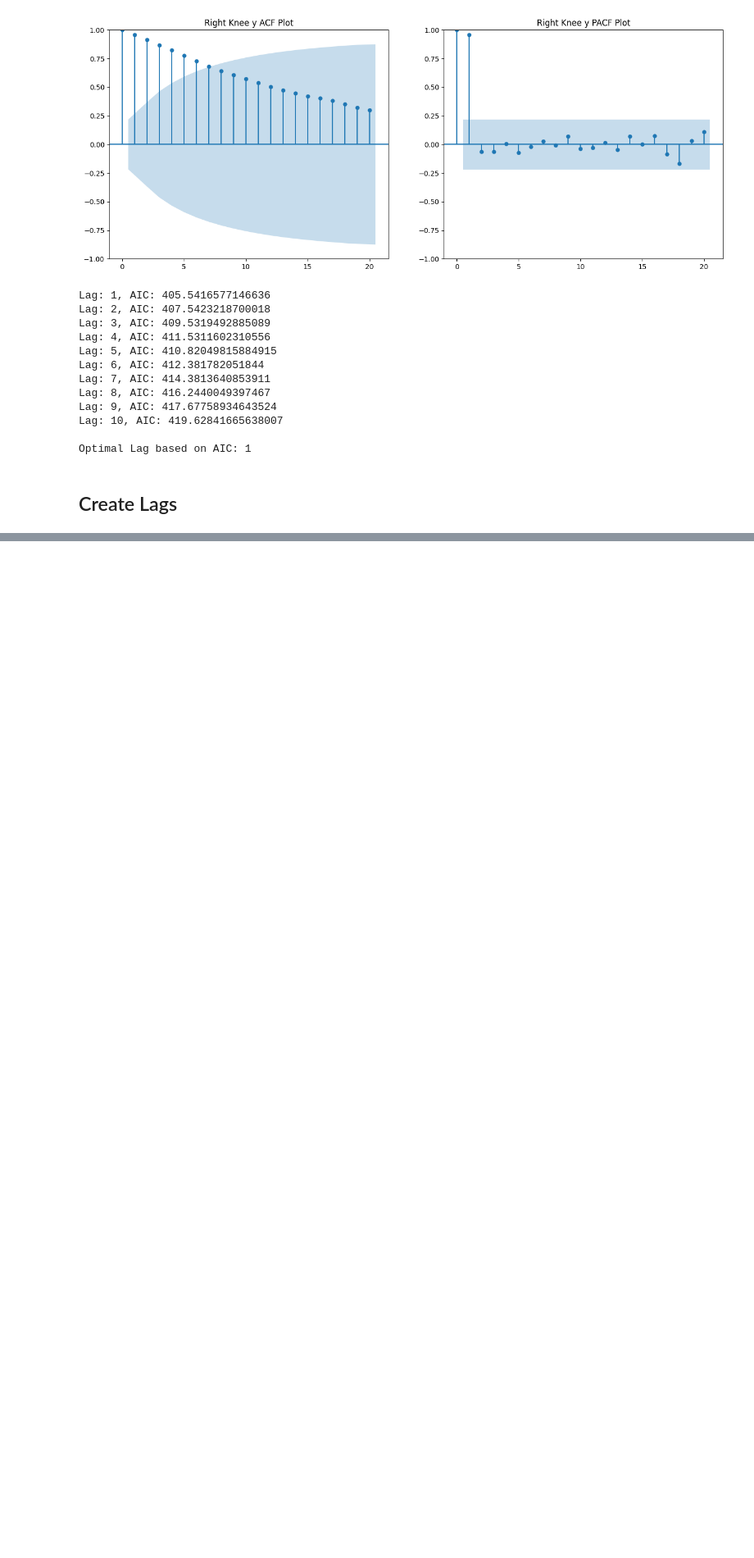
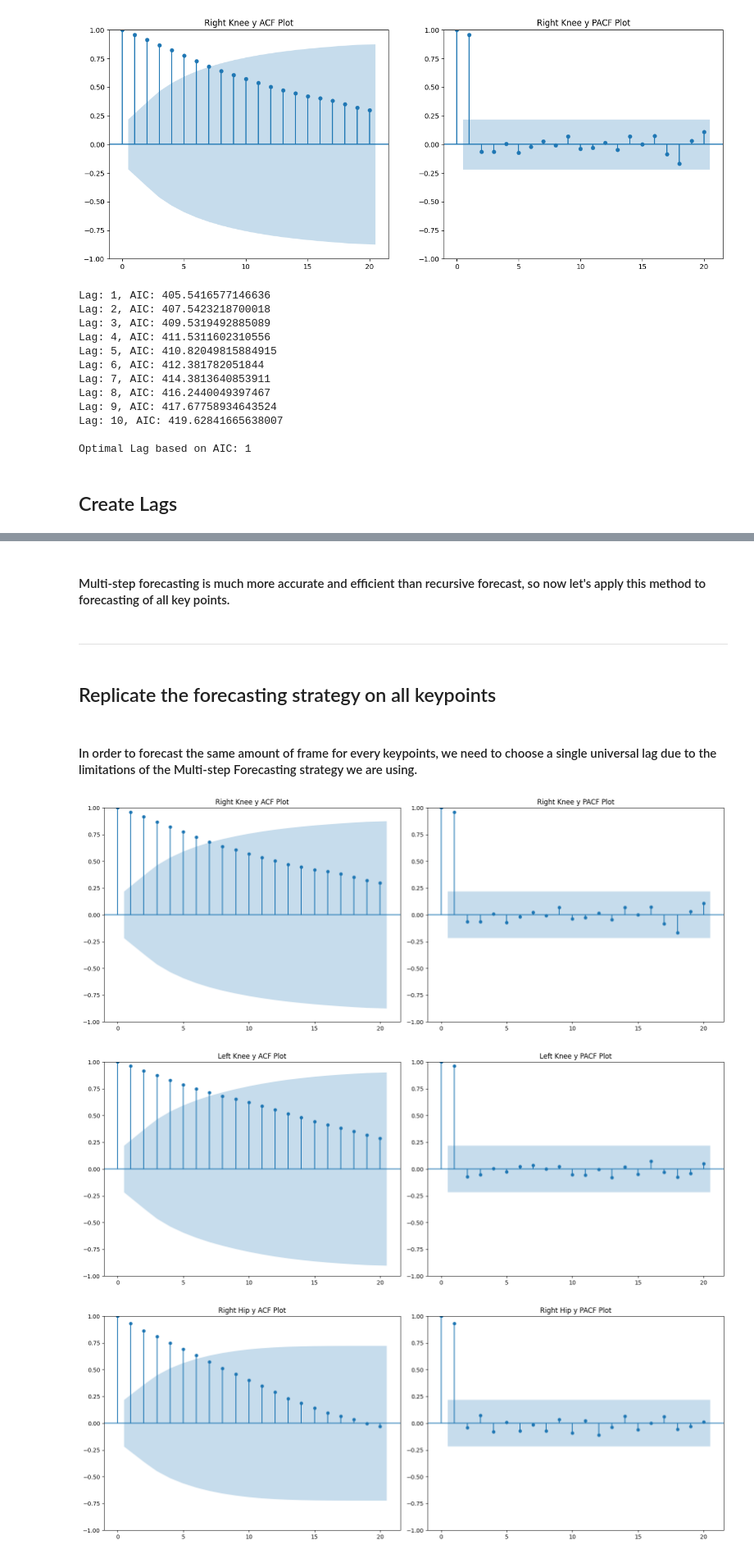
Before and after one commit to trevorZhanTian/Body-Movement-Prediction-with-Time-Series, a Jupyter notebook: main.ipynb, the cells around one changed output, grey strips where cells are left out. Shown: that part at 82% size. Cells and saved outputs as stored; diff of their text form; code cells hidden in the pictures; blank space fills up the shorter version.

Commit message:
replicated on all keypoints

```diff
--- a/main.ipynb
+++ b/main.ipynb
@@ -306,0 +310,37 @@ ax.legend()
+# %% [markdown]
+#### Multi-step forecasting is much more accurate and efficient than recursive forecast, so now let's apply this method to forecasting of all key points.
+# %% [markdown]
+---
+# %% [markdown]
+## Replicate the forecasting strategy on all keypoints
+# %% [markdown]
+#### In order to forecast the same amount of frame for every keypoints, we need to choose a single universal lag due to the limitations of the Multi-step Forecasting strategy we are using.
+# %%
+# These keypoints were chosen to alayze because to analyze they are the key points that are most important and move the most
+keypoints_to_analyze = [
+    'Right Knee y',
+    'Left Knee y',
+    'Right Hip y',
+    'Left Hip y',
+    'Right Ankle y',
+    'Left Ankle y'
+]
+
+# Plot ACF and PACF for each keypoint
+for keypoint in keypoints_to_analyze:
+    fig, axes = plt.subplots(1, 2, figsize=(16, 6))
+
+    # ACF plot
+    plot_acf(df[keypoint], ax=axes[0], lags=20)
+    axes[0].set_title(f'{keypoint} ACF Plot')
+
+    # PACF plot
+    plot_pacf(df[keypoint], ax=axes[1], lags=20, method='ywm')
+    axes[1].set_title(f'{keypoint} PACF Plot')
+
+    plt.tight_layout()
+    plt.show()
+# %% [output]
+[figure, added]
+[figure, added]
+[figure, added]
```
Also changed, not shown: parts of 19 cells of this notebook.
